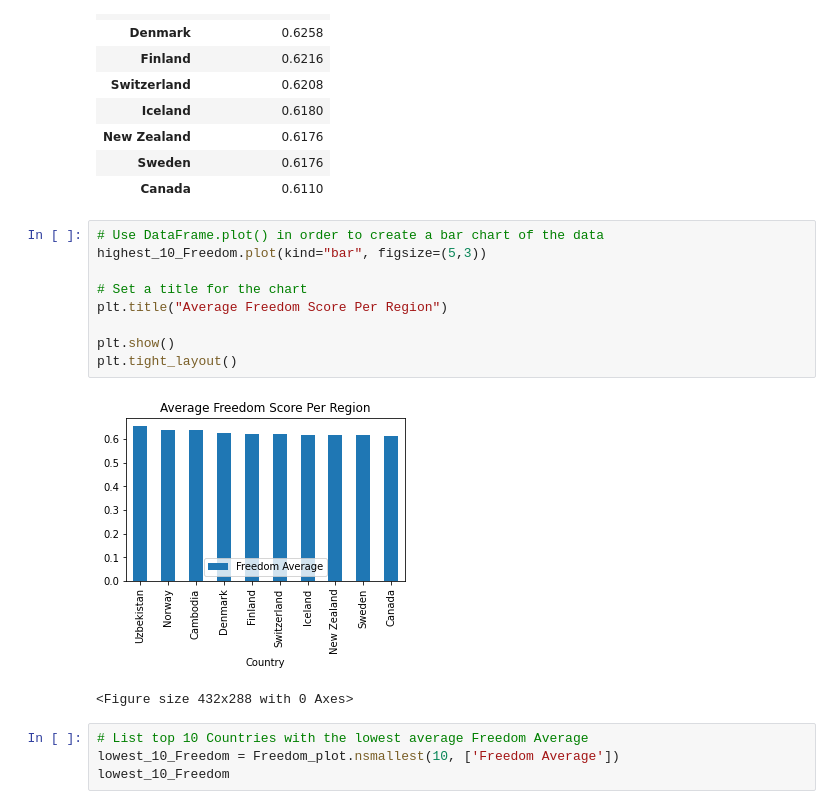
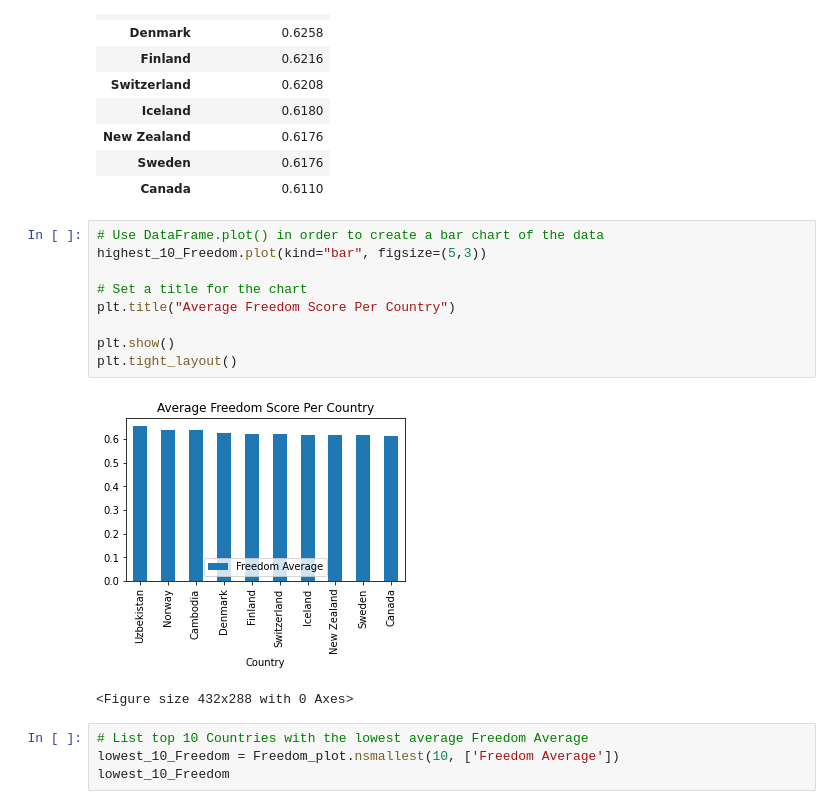
Before and after one commit to Alvin1359/world-happiness-report, a Jupyter notebook: WHA_Country.ipynb, the cells around one changed output. Drawn from its saved outputs; the diff is of its cells as text.

```diff
--- a/WHA_Country.ipynb
+++ b/WHA_Country.ipynb
@@ -413,14 +414,14 @@ highest_10_Freedom
 # %%
 # Use DataFrame.plot() in order to create a bar chart of the data
 highest_10_Freedom.plot(kind="bar", figsize=(5,3))
 
 # Set a title for the chart
-plt.title("Average Freedom Score Per Region")
+plt.title("Average Freedom Score Per Country")
 
 plt.show()
 plt.tight_layout()
 # %% [output]
-[figure, old version]
+[figure, new version]
 <Figure size 432x288 with 0 Axes>
 # %%
 # List top 10 Countries with the lowest average Freedom Average
```
Also changed, not shown: parts of 28 cells of this notebook, 5 other files.
